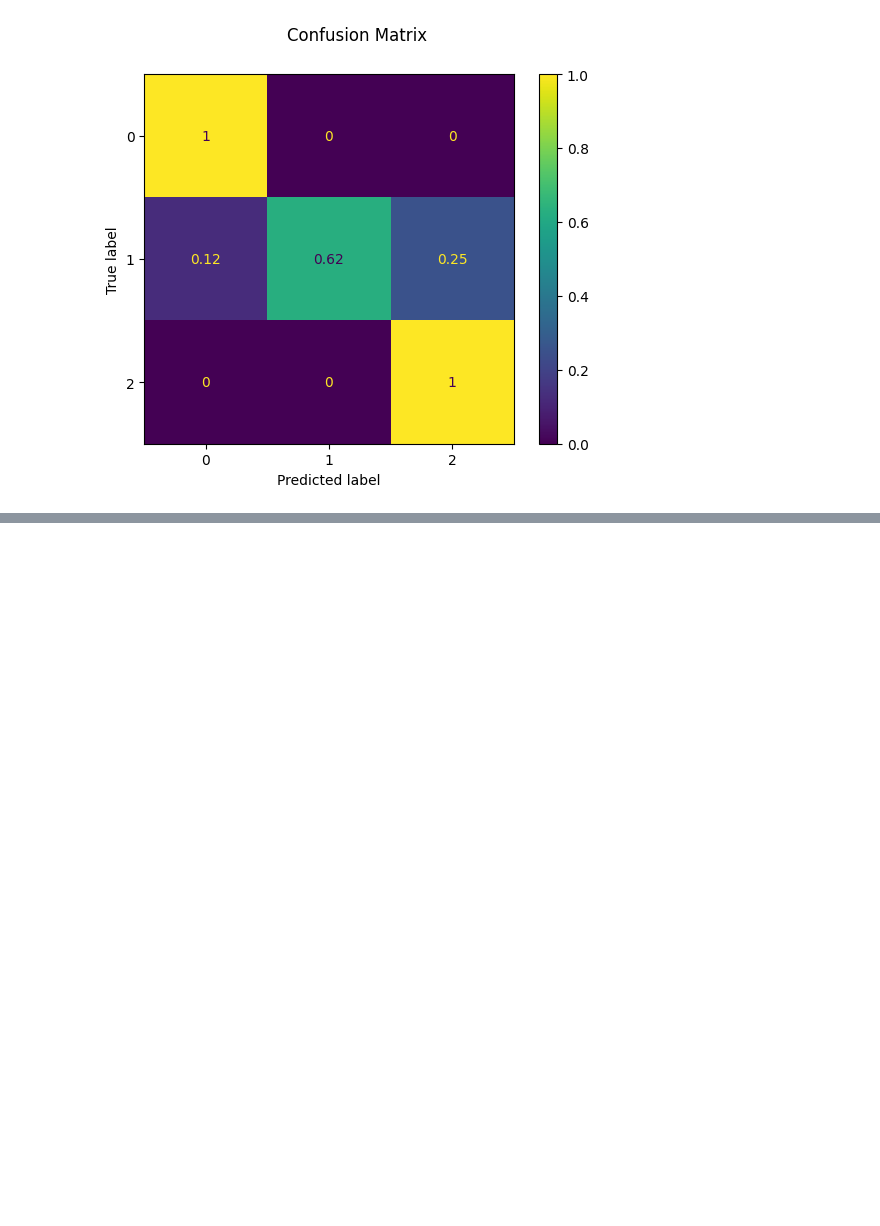
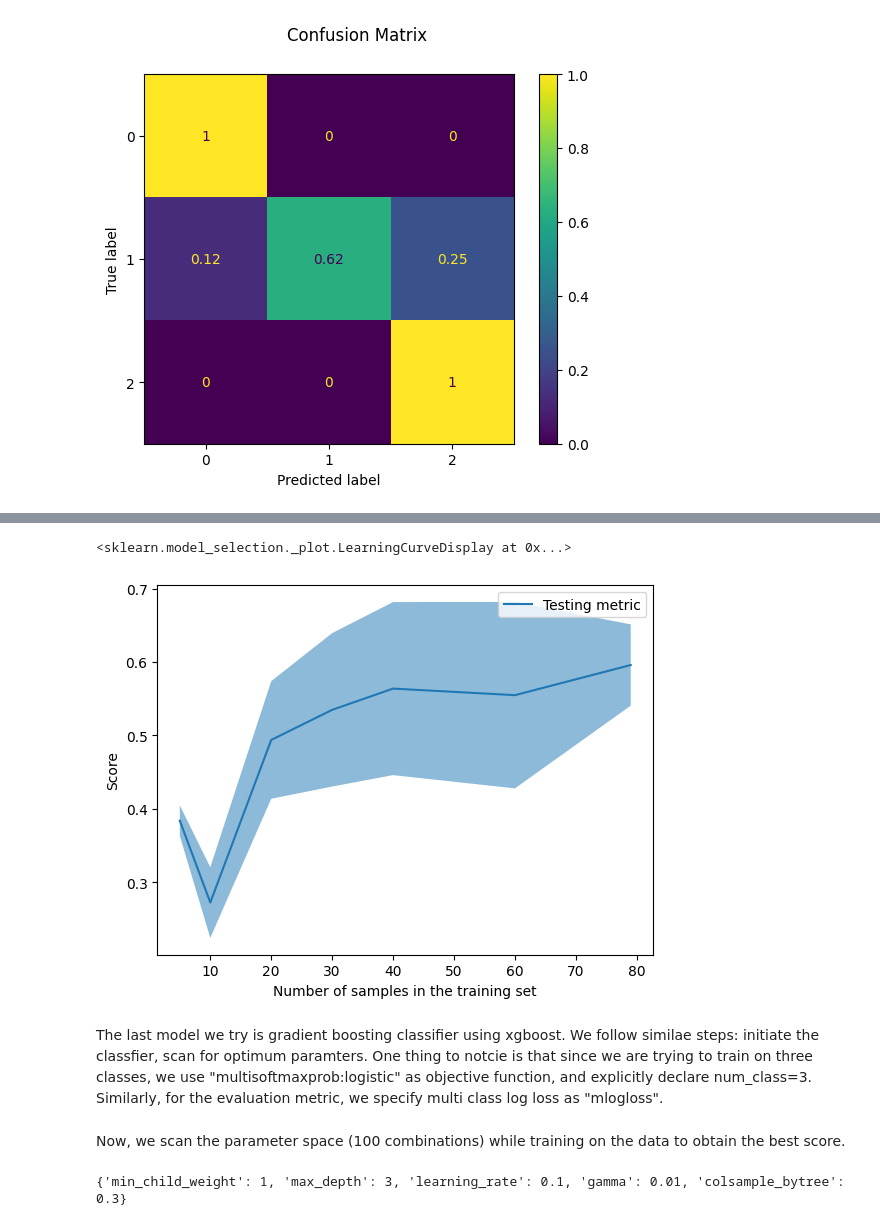
Before and after one commit to MahmutRuzi/CA_images2classification, a Jupyter notebook: CA_image2Class.ipynb, the cells around one changed output, grey strips where cells are left out. Saved outputs shown, nothing was run; the diff lists cells and outputs as text; code cells hidden in the pictures; blank space fills up the shorter version.

```diff
--- a/CA_image2Class.ipynb
+++ b/CA_image2Class.ipynb
@@ -145,0 +201,18 @@ Confusion matrix:
+# %%
+# Make learning plot
+train_sizes = [5, 10, 20, 30, 40, 60, 79]
+# Plot learning curve
+LearningCurveDisplay.from_estimator(DecisionTreeClassifier(criterion='entropy',
+                                                           max_depth=6,
+                                                           min_samples_split=8,
+                                                           min_samples_leaf=1,
+                                                           max_features='log2',
+                                                           class_weight='balanced',
+                                                           random_state=42),
+                                    data, lab_class, train_sizes=train_sizes,
+                                    cv=5)
+# %% [output]
+<sklearn.model_selection._plot.LearningCurveDisplay at 0x...>
+[figure, added]
+# %% [markdown]
+The last model we try is gradient boosting classifier using xgboost. We follow similae steps: initiate the classfier, scan for optimum paramters. One thing to notcie is that since we are trying to train on three classes, we use "multisoftmaxprob:logistic" as objective function, and explicitly declare num_class=3. Similarly, for the evaluation metric, we specify multi class log loss as "mlogloss".
@@ -145,0 +235,11 @@ Confusion matrix:
+# %% [markdown]
+Now, we scan the parameter space (100 combinations) while training on the data to obtain the best score.
+# %%
+tuned_params.fit(X_train, y_train,
+                 eval_set=[(X_test, y_test)], verbose=False)
+#%%
+# Printing the best parameters
+
+print(tuned_params.best_params_)
+# %% [output]
+{'min_child_weight': 1, 'max_depth': 3, 'learning_rate': 0.1, 'gamma': 0.01, 'colsample_bytree': 0.3}
```
Also changed, not shown: parts of 14 cells of this notebook.
